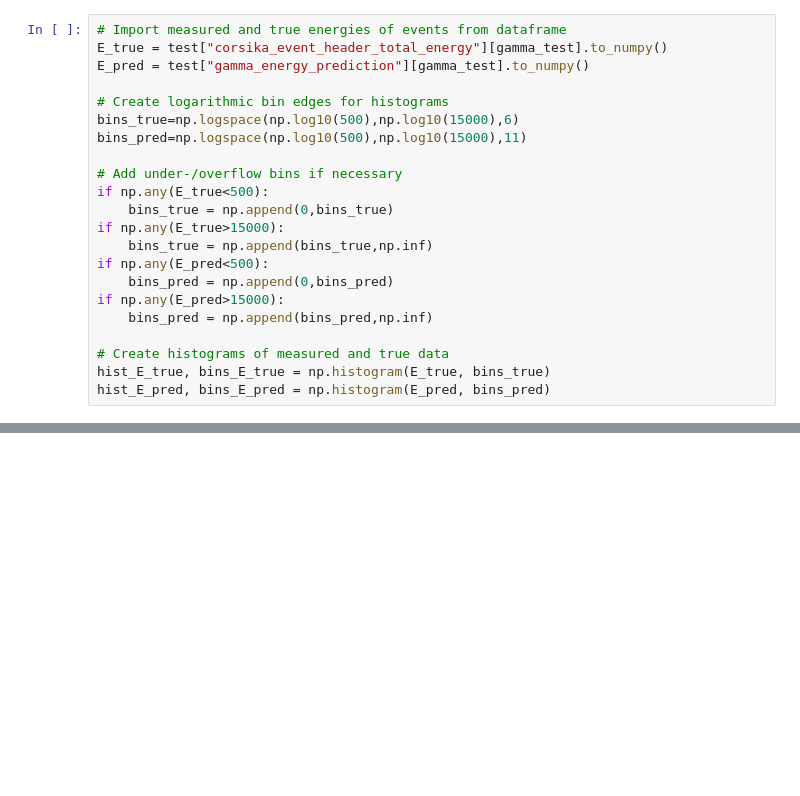
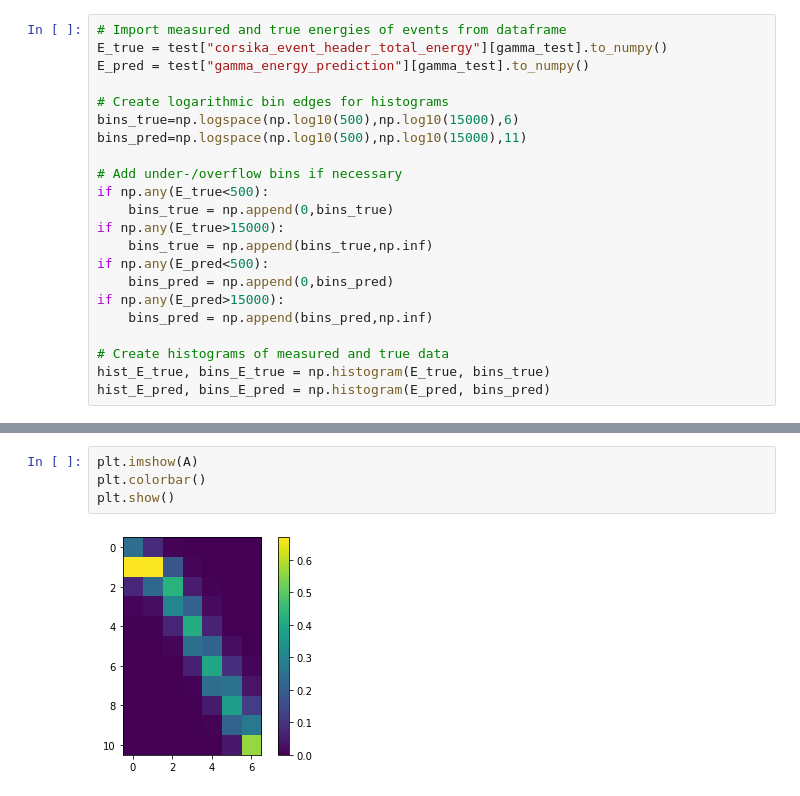
Before and after one commit to luca-dib/FP_PP, a Jupyter notebook: FACT_report/FACT.ipynb, the cells around one changed output, grey strips where cells are left out. Cells and saved outputs as stored; diff of their text form; blank space fills up the shorter version.

```diff
--- a/FACT_report/FACT.ipynb
+++ b/FACT_report/FACT.ipynb
@@ -112,3 +118,9 @@ err_test = np.sqrt(np.diag(min_l_test.hess_inv))
+# %%
+plt.imshow(A)
+plt.colorbar()
+plt.show()
+# %% [output]
+[figure, added]
 # %%
 # OBSOLET FÜR DAS PROTOKOLL
 #
```
Also changed, not shown: parts of 10 cells of this notebook, 1 other file.
